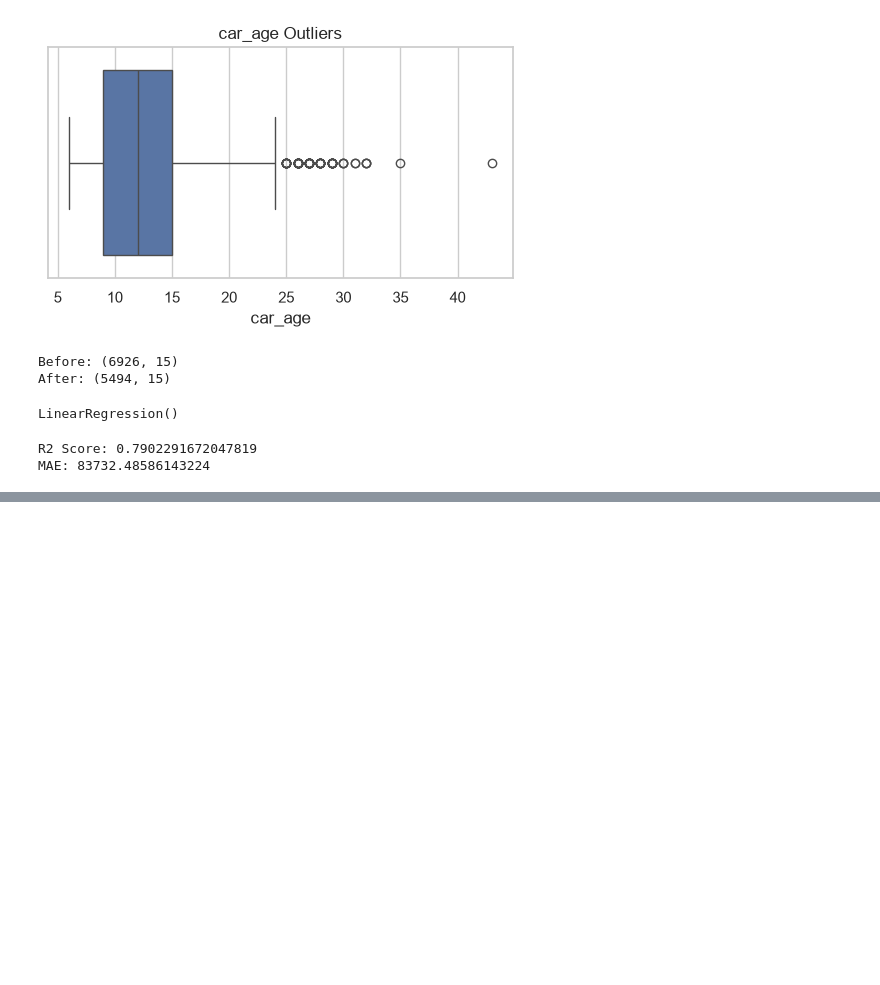
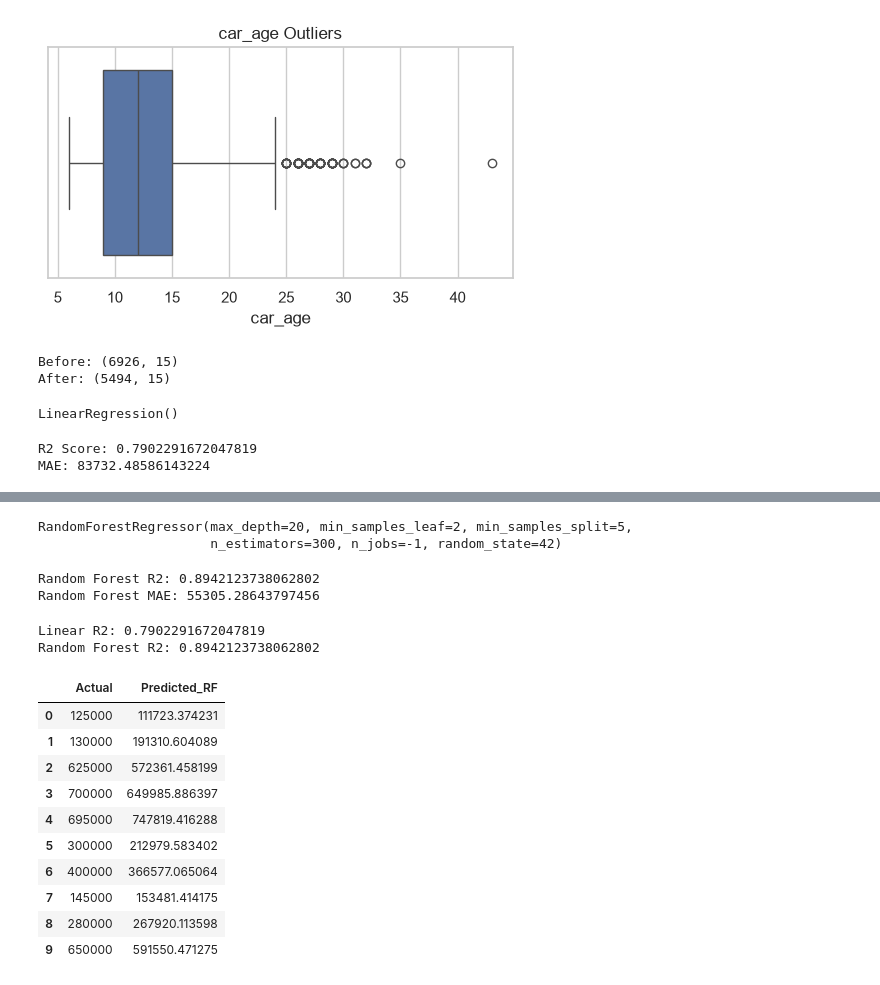
Before and after one commit to Sathwik-source/Used-car-price-prediction-model, a Jupyter notebook: EDADATA.ipynb, the cells around one changed output, grey strips where cells are left out. Cells and saved outputs as stored; diff of their text form; code cells hidden in the pictures; blank space fills up the shorter version.

```diff
--- a/EDADATA.ipynb
+++ b/EDADATA.ipynb
@@ -331,0 +364,38 @@ pickle.dump(lr, open("linearregmodel.pkl", "wb"))
+# %%
+rf.fit(X_train, y_train)
+# %% [output]
+RandomForestRegressor(max_depth=20, min_samples_leaf=2, min_samples_split=5,
+                      n_estimators=300, n_jobs=-1, random_state=42)
+# %%
+y_pred_rf = rf.predict(X_test)
+# %%
+print("Random Forest R2:", r2_score(y_test, y_pred_rf))
+print("Random Forest MAE:", mean_absolute_error(y_test, y_pred_rf))
+# %% [output]
+Random Forest R2: 0.8942123738062802
+Random Forest MAE: 55305.28643797456
+# %%
+print("Linear R2:", r2_score(y_test, y_pred))
+print("Random Forest R2:", r2_score(y_test, y_pred_rf))
+# %% [output]
+Linear R2: 0.7902291672047819
+Random Forest R2: 0.8942123738062802
+# %%
+rf_results = pd.DataFrame({
+    "Actual": y_test.values,
+    "Predicted_RF": y_pred_rf
+})
+
+rf_results.head(10)
+# %% [output]
+|  | Actual | Predicted_RF |
+| 0 | 125000 | 111723.374231 |
+| 1 | 130000 | 191310.604089 |
+| 2 | 625000 | 572361.458199 |
+| 3 | 700000 | 649985.886397 |
+| 4 | 695000 | 747819.416288 |
+| 5 | 300000 | 212979.583402 |
+| 6 | 400000 | 366577.065064 |
+| 7 | 145000 | 153481.414175 |
+| 8 | 280000 | 267920.113598 |
+| 9 | 650000 | 591550.471275 |
```
Also changed, not shown: parts of 25 cells of this notebook.
